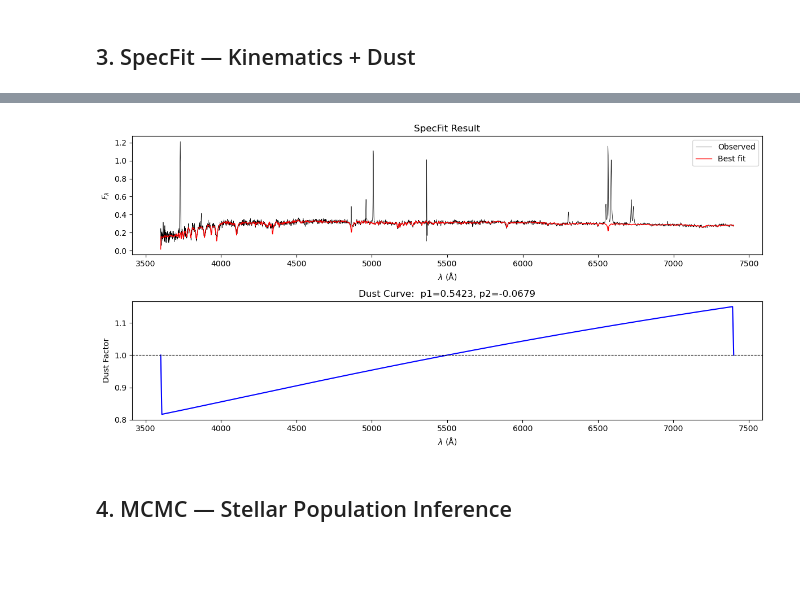
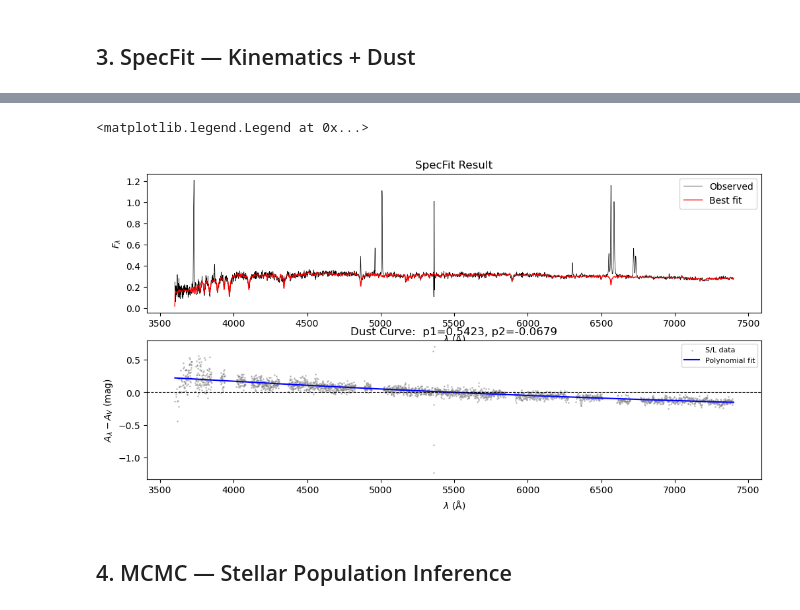
Before and after one commit to Zcheng14/bigspy, a Jupyter notebook: example/bigspy_demo.ipynb, the cells around one changed output, grey strips where cells are left out. Drawn from its saved outputs; the diff is of its cells as text; code cells hidden in the pictures; blank space fills up the shorter version.

```diff
--- a/example/bigspy_demo.ipynb
+++ b/example/bigspy_demo.ipynb
@@ -78,18 +78,28 @@ Wall time: 266 ms
 # %%
+fig, (ax1, ax2) = plt.subplots(2, 1, figsize=(12, 6))
+w = specfit.wave_prep
+ax1.plot(w, specfit.flux_prep, "k-", lw=0.5, label="Observed")
+if specfit.bestfit is not None:
+    ax1.plot(w, specfit.bestfit, "r-", lw=1, label="Best fit")
+ax1.set_xlabel(r"$\lambda\ (\mathrm{\AA})$"); ax1.set_ylabel(r"$F_\lambda$")
+ax1.legend(); ax1.set_title("SpecFit Result")
+
 w_dust = np.linspace(3600, 7400, 500)
-x_dust = 10000.0 / w_dust; xv = 10000.0 / 5500.0
+x_dust = 10000.0 / w_dust
+xv = 10000.0 / 5500.0
 A_dust = specfit.p1 * (x_dust - xv) + specfit.p2 * (x_dust**2 - xv**2)
 if specfit._dust_data_wave is not None:
     ax2.scatter(specfit._dust_data_wave, specfit._dust_data_A, s=1, c='gray', alpha=0.4,
                 rasterized=True, label='S/L data')
 ax2.plot(w_dust, A_dust, 'b-', lw=1.5, label='Polynomial fit')
 ax2.axhline(0.0, color='k', ls='--', lw=0.8)
 ax2.set_xlabel(r'$\lambda\ (\mathrm{\AA})$')
 ax2.set_ylabel(r'$A_\lambda - A_V\ \mathrm{(mag)}$')
 ax2.set_title(f'Dust Curve:  p1={specfit.p1:.4f}, p2={specfit.p2:.4f}')
 ax2.legend(fontsize=8)
 # %% [output]
+<matplotlib.legend.Legend at 0x...>
-[figure, old version]
+[figure, new version]
 # %% [markdown]
 ## 4. MCMC — Stellar Population Inference
 # %%
```
Also changed, not shown: parts of 6 cells of this notebook, 1 other file.
